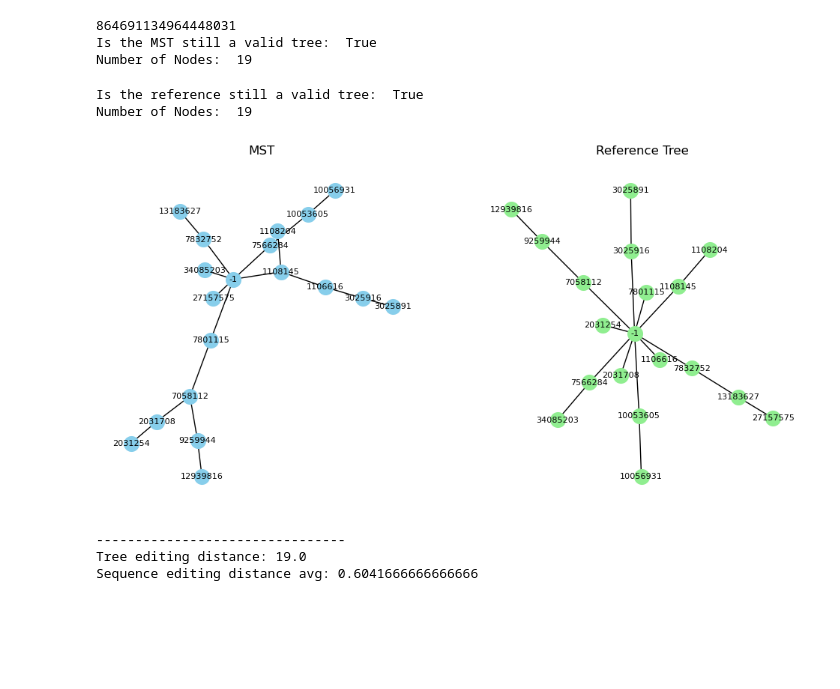
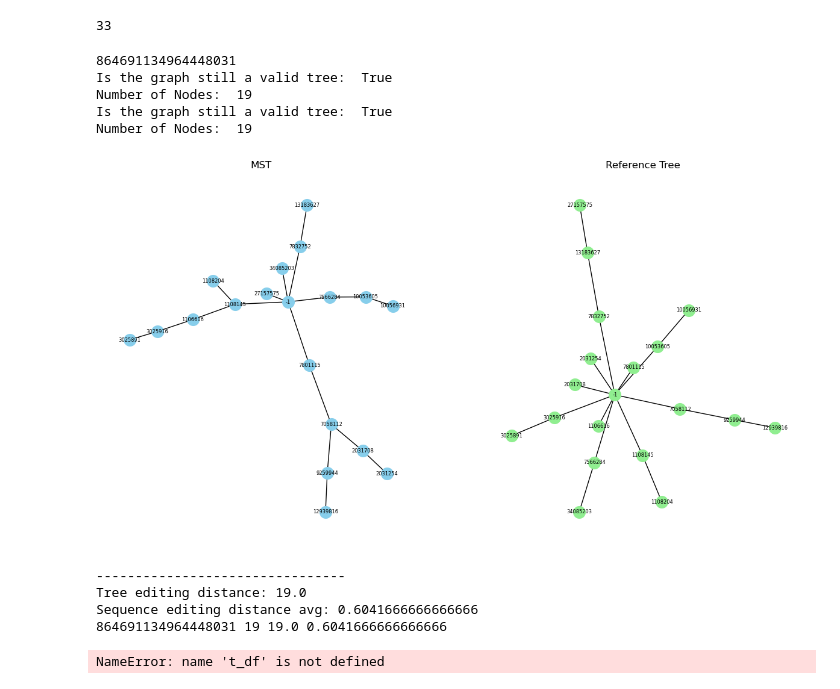
Before and after one commit to saarthaks/connectomics, a Jupyter notebook: test_CompareTrees.ipynb, the cells around one changed output. Cells and saved outputs as stored; diff of their text form; code cells hidden in the pictures; blank space fills up the shorter version.

```diff
--- a/test_CompareTrees.ipynb
+++ b/test_CompareTrees.ipynb
@@ -1,11 +1,46 @@
 # %%
-from compare_skeleton import prune_mst, prune_ref_tree, compare, draw_trees_side_by_side
+from compare_skeleton import skeleton_syn_to_keep, compare, convert_to_cs
+from core.Skeleton import Skeleton
 import pickle
-with open("data/test_mst.pkl", 'rb') as f:
+with open("data/test_mst_1.pkl", 'rb') as f:
         mst = pickle.load(f)
 
-mst, syn_id_wanted, sk_df, sk_csgraph, rood_id_csgraph = prune_mst(mst)
+len(mst.nodes)
 # %% [output]
-864691134964448031
-Is the MST still a valid tree:  True
-Number of Nodes:  19
+33
+# %%
+import pickle
+
+output = {}
+with open('data/selected_cell', 'rb') as fp:
+    selected_cell_dic = pickle.load(fp)
+# %%
+def whole_process(mst):
+    syn_id_wanted, sk_df, sk_csgraph, ref_rood_id = skeleton_syn_to_keep(mst)
+    mst_csgraph, mst_root_id, mst_df = convert_to_cs(mst)
+    new_mst = Skeleton.prune_tree(syn_id_wanted, mst_df, mst_csgraph, mst_root_id)
+    ref_tree = Skeleton.prune_tree(syn_id_wanted, sk_df, sk_csgraph, ref_rood_id)
+    number_nodes, tree_distance, seq_editing = compare(new_mst, ref_tree)
+    return number_nodes, tree_distance, seq_editing
+
+for key, val in selected_cell_dic.items():
+    for v in val:
+        number_nodes, tree_distance, seq_editing = whole_process(v[0])
+        print(v[1], number_nodes, tree_distance, seq_editing)
+        break
+    break
+# %% [output]
+864691134964448031
+Is the graph still a valid tree:  True
+Number of Nodes:  19
+Is the graph still a valid tree:  True
+Number of Nodes:  19
+[figure, added]
+--------------------------------
+Tree editing distance: 19.0
+Sequence editing distance avg: 0.6041666666666666
+864691134964448031 19 19.0 0.6041666666666666
+# %%
+t_df
+# %% [output]
+NameError: name 't_df' is not defined
@@ -12,12 +49,4 @@ Number of Nodes:  19
 # %%
 ref_tree = prune_ref_tree(syn_id_wanted, sk_df, sk_csgraph, rood_id_csgraph)
-# %% [output]
-Is the reference still a valid tree:  True
-Number of Nodes:  19
 # %%
-number_nodes, tree_distance, seq_editing = compare(mst, ref_tree)
+number_nodes, tree_distance, seq_editing = compare(new_mst, ref_tree)
-# %% [output]
-[figure, removed]
---------------------------------
-Tree editing distance: 19.0
-Sequence editing distance avg: 0.6041666666666666
```
Also changed, not shown: parts of 1 cell of this notebook.
